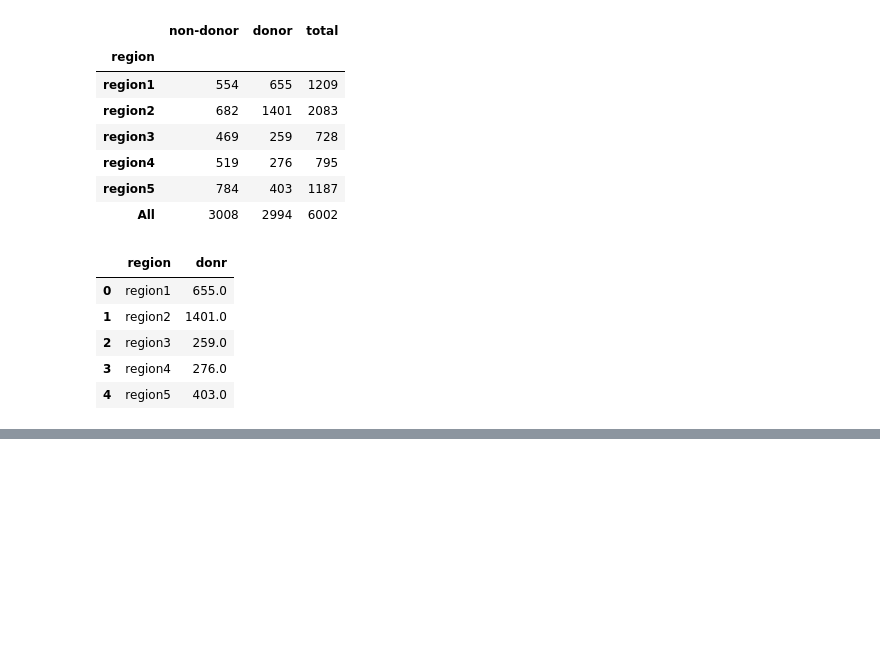
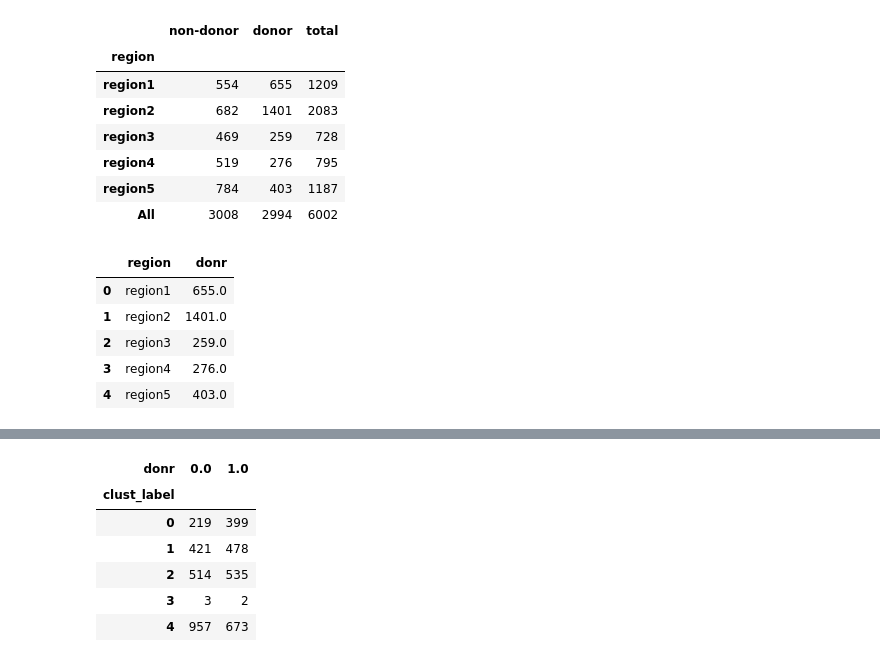
Before and after one commit to jfavole/genericanalysis, a Jupyter notebook: genericclassifiermethod.ipynb, the cells around one changed output, grey strips where cells are left out. Cells and saved outputs as stored; diff of their text form; code cells hidden in the pictures; blank space fills up the shorter version.

```diff
--- a/genericclassifiermethod.ipynb
+++ b/genericclassifiermethod.ipynb
@@ -112,5 +124,6 @@ TypeError: bar() got an unexpected keyword argument 'color'
 # %%
 y = nopart.donr
 # %%
+nopart = nopart.drop(['region'], axis=1)
 nopart.pop('donr')
 nopart.shape
@@ -176,2 +267,11 @@ with_id.head()
 # %%
-pd.crosstab(with_id.clust_label, with_id.donr)
+clustcross = pd.crosstab(with_id.clust_label, with_id.donr)
+clustcross
+# %% [output]
+| donr | 0.0 | 1.0 |
+| clust_label |  |  |
+| 0 | 219 | 399 |
+| 1 | 421 | 478 |
+| 2 | 514 | 535 |
+| 3 | 3 | 2 |
+| 4 | 957 | 673 |
```
Also changed, not shown: parts of 21 cells of this notebook, 1 other file.
